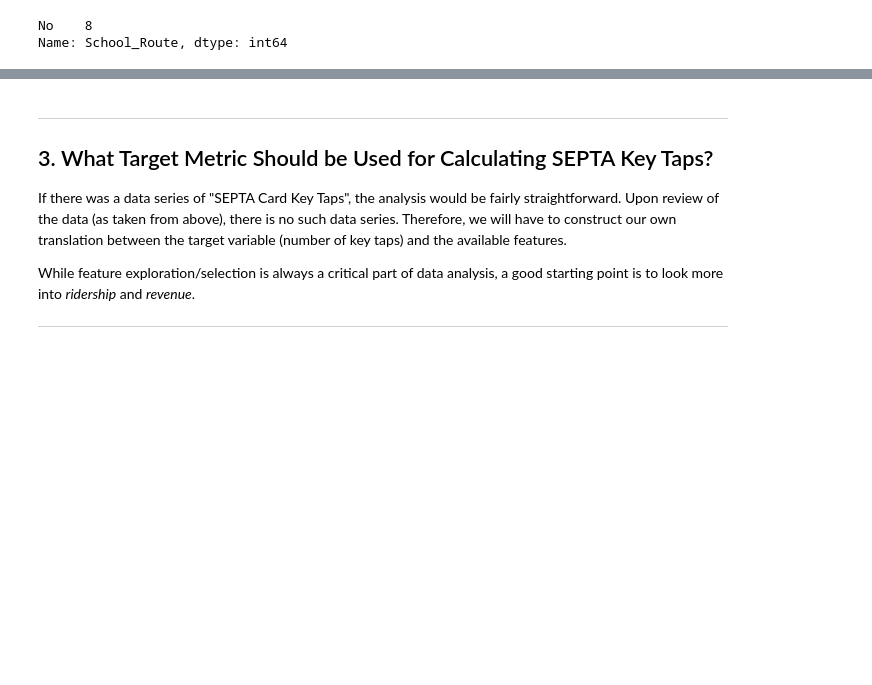
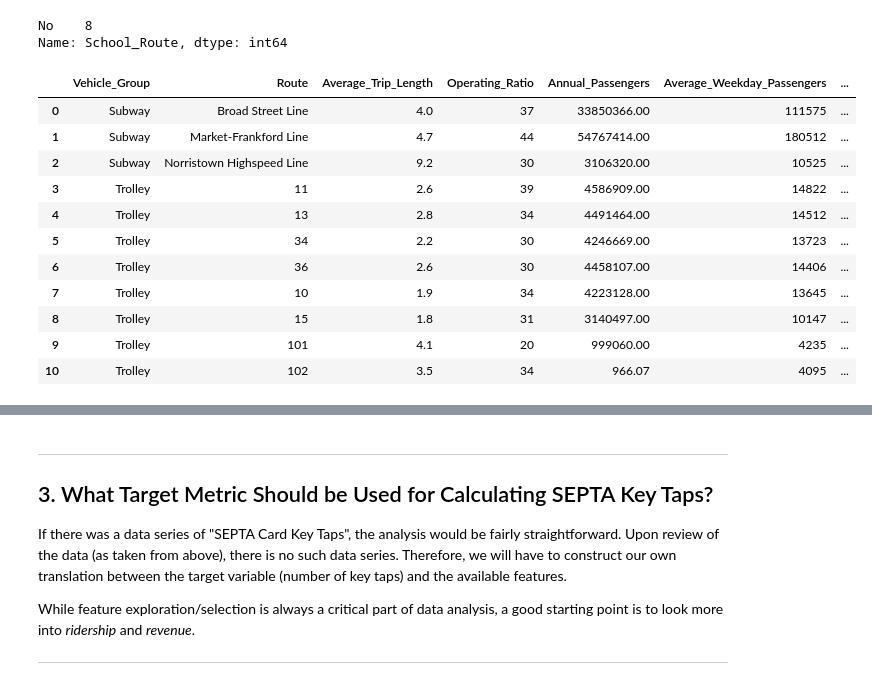
Before and after one commit to jafonte01/SEPTA-Competition-Project, a Jupyter notebook: iSepta Philly Project.ipynb, the cells around one changed output, grey strips where cells are left out. Saved outputs shown, nothing was run; the diff lists cells and outputs as text; code cells hidden in the pictures; blank space fills up the shorter version.

```diff
--- a/iSepta Philly Project.ipynb
+++ b/iSepta Philly Project.ipynb
@@ -164,3 +174,36 @@ df_trolleyagg.School_Route.value_counts()
 # %% [output]
 No    8
 Name: School_Route, dtype: int64
+# %%
+# adding this to subwayAgg - lining up "route" and "vehicle" accordingly
+
+df_subwayAgg['Vehicle_Group'] = 'Subway' # "vectored operation" - applies to entire column
+# %%
+df_trolleyagg = df_trolleyagg[['Route', 'Average_Weekday_Passengers', 'Annual_Passengers',
+                            'Average_Trip_Length', 'Passenger_Miles', 'Passenger_Revenue',
+                            'Operating_Ratio', 'Vehicle_Group']].copy()
+# %%
+#combining agg df's
+
+df_aggregate = pd.concat([df_subwayAgg, df_trolleyagg], sort=False)
+# %%
+# rearranging columns to what I think makes sense
+
+df_aggregate = df_aggregate[['Vehicle_Group','Route', 'Average_Trip_Length', 'Operating_Ratio',
+                             'Annual_Passengers', 'Average_Weekday_Passengers',
+                             'Passenger_Miles', 'Passenger_Revenue']].copy()
+# %%
+df_aggregate.reset_index(drop=True)
+# %% [output]
+|  | Vehicle_Group | Route | Average_Trip_Length | Operating_Ratio | Annual_Passengers | Average_Weekday_Passengers | ... |
+| 0 | Subway | Broad Street Line | 4.0 | 37 | 33850366.00 | 111575 | ... |
+| 1 | Subway | Market-Frankford Line | 4.7 | 44 | 54767414.00 | 180512 | ... |
+| 2 | Subway | Norristown Highspeed Line | 9.2 | 30 | 3106320.00 | 10525 | ... |
+| 3 | Trolley | 11 | 2.6 | 39 | 4586909.00 | 14822 | ... |
+| 4 | Trolley | 13 | 2.8 | 34 | 4491464.00 | 14512 | ... |
+| 5 | Trolley | 34 | 2.2 | 30 | 4246669.00 | 13723 | ... |
+| 6 | Trolley | 36 | 2.6 | 30 | 4458107.00 | 14406 | ... |
+| 7 | Trolley | 10 | 1.9 | 34 | 4223128.00 | 13645 | ... |
+| 8 | Trolley | 15 | 1.8 | 31 | 3140497.00 | 10147 | ... |
+| 9 | Trolley | 101 | 4.1 | 20 | 999060.00 | 4235 | ... |
+| 10 | Trolley | 102 | 3.5 | 34 | 966.07 | 4095 | ... |
```
Also changed, not shown: parts of 18 cells of this notebook.
